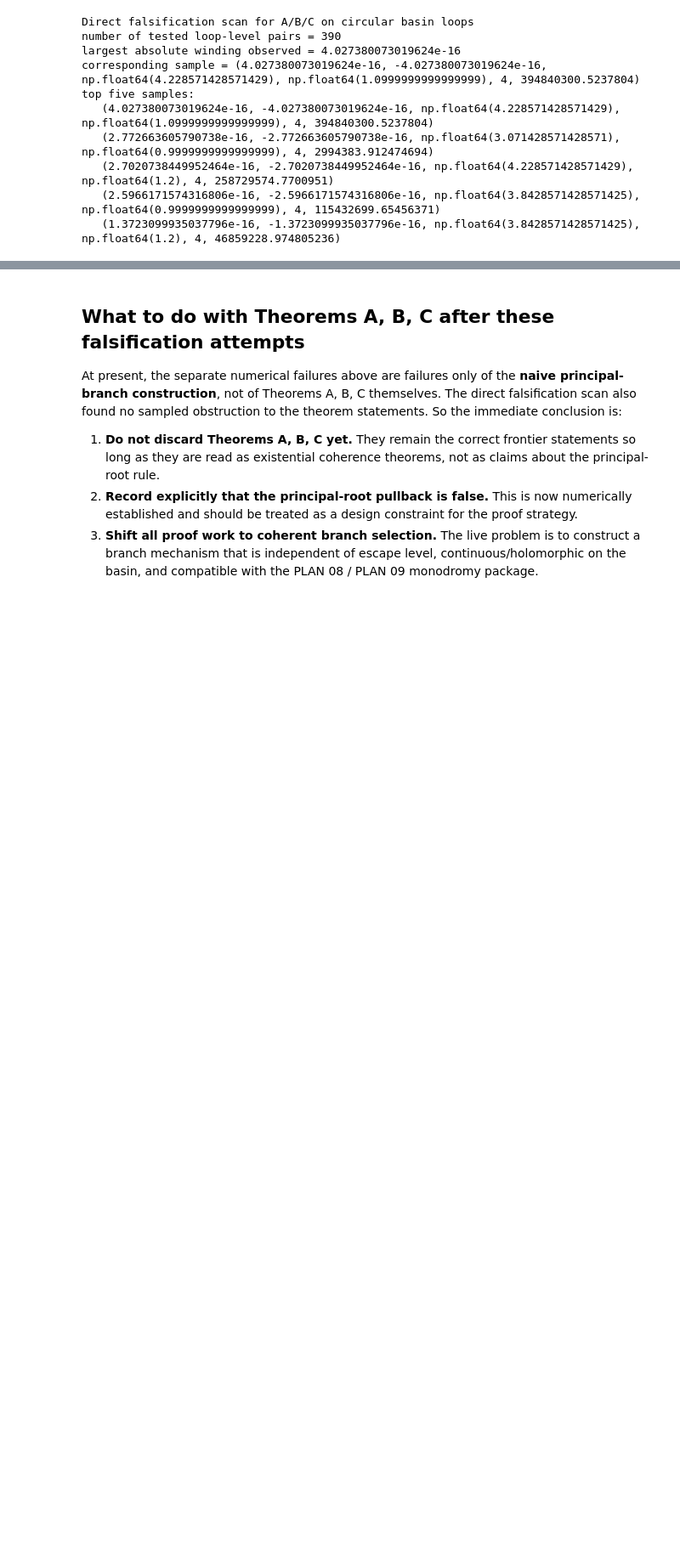
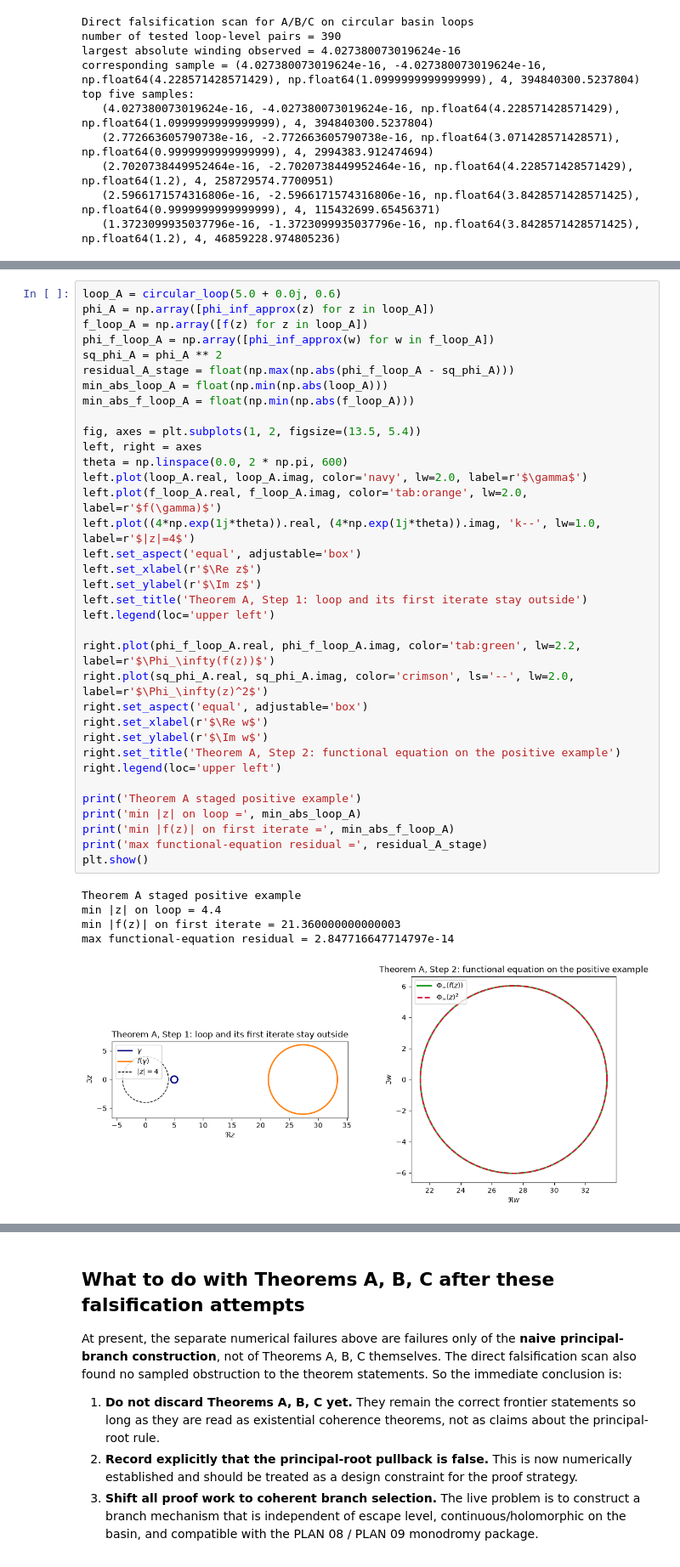
Before and after one commit to kirill-kondrashov/mlc, a Jupyter notebook: notebooks/frontier_plan06_principal_pullback_coherence.ipynb, the cells around one changed output, grey strips where cells are left out. Shown at 85% size. Saved outputs shown, nothing was run; the diff lists cells and outputs as text; blank space fills up the shorter version.

```diff
--- a/notebooks/frontier_plan06_principal_pullback_coherence.ipynb
+++ b/notebooks/frontier_plan06_principal_pullback_coherence.ipynb
@@ -543,0 +805,41 @@ top five samples:
+# %%
+loop_A = circular_loop(5.0 + 0.0j, 0.6)
+phi_A = np.array([phi_inf_approx(z) for z in loop_A])
+f_loop_A = np.array([f(z) for z in loop_A])
+phi_f_loop_A = np.array([phi_inf_approx(w) for w in f_loop_A])
+sq_phi_A = phi_A ** 2
+residual_A_stage = float(np.max(np.abs(phi_f_loop_A - sq_phi_A)))
+min_abs_loop_A = float(np.min(np.abs(loop_A)))
+min_abs_f_loop_A = float(np.min(np.abs(f_loop_A)))
+
+fig, axes = plt.subplots(1, 2, figsize=(13.5, 5.4))
+left, right = axes
+theta = np.linspace(0.0, 2 * np.pi, 600)
+left.plot(loop_A.real, loop_A.imag, color='navy', lw=2.0, label=r'$\gamma$')
+left.plot(f_loop_A.real, f_loop_A.imag, color='tab:orange', lw=2.0, label=r'$f(\gamma)$')
+left.plot((4*np.exp(1j*theta)).real, (4*np.exp(1j*theta)).imag, 'k--', lw=1.0, label=r'$|z|=4$')
+left.set_aspect('equal', adjustable='box')
+left.set_xlabel(r'$\Re z$')
+left.set_ylabel(r'$\Im z$')
+left.set_title('Theorem A, Step 1: loop and its first iterate stay outside')
+left.legend(loc='upper left')
+
+right.plot(phi_f_loop_A.real, phi_f_loop_A.imag, color='tab:green', lw=2.2, label=r'$\Phi_\infty(f(z))$')
+right.plot(sq_phi_A.real, sq_phi_A.imag, color='crimson', ls='--', lw=2.0, label=r'$\Phi_\infty(z)^2$')
+right.set_aspect('equal', adjustable='box')
+right.set_xlabel(r'$\Re w$')
+right.set_ylabel(r'$\Im w$')
+right.set_title('Theorem A, Step 2: functional equation on the positive example')
+right.legend(loc='upper left')
+
+print('Theorem A staged positive example')
+print('min |z| on loop =', min_abs_loop_A)
+print('min |f(z)| on first iterate =', min_abs_f_loop_A)
+print('max functional-equation residual =', residual_A_stage)
+plt.show()
+# %% [output]
+Theorem A staged positive example
+min |z| on loop = 4.4
+min |f(z)| on first iterate = 21.360000000000003
+max functional-equation residual = 2.847716647714797e-14
+[figure, added]
```
Also changed, not shown: parts of 16 cells of this notebook.
